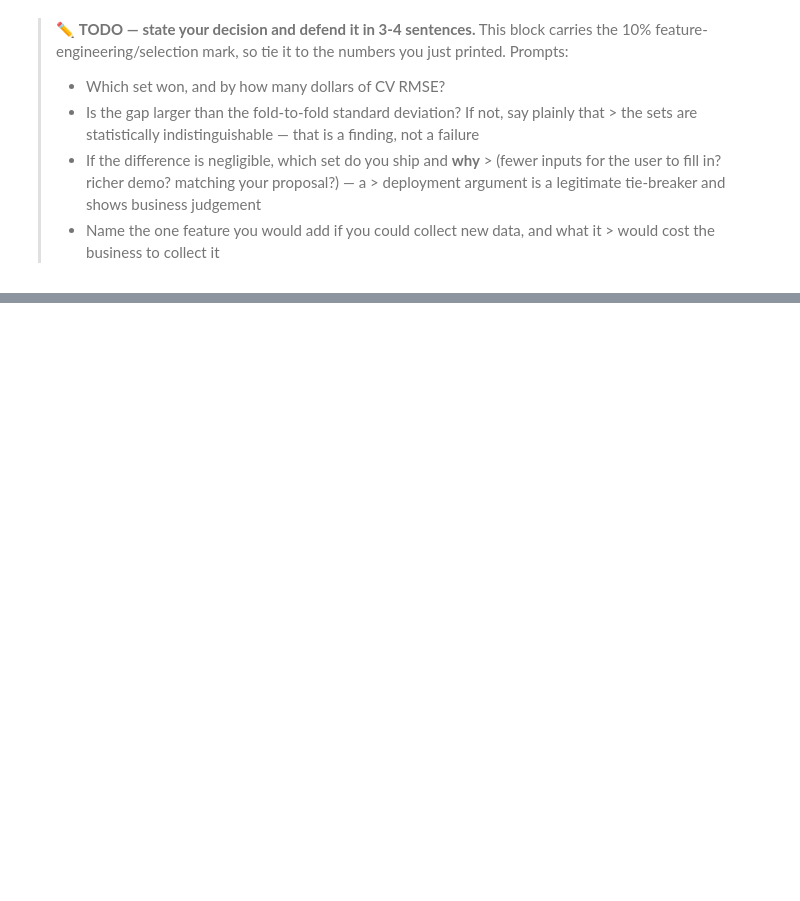
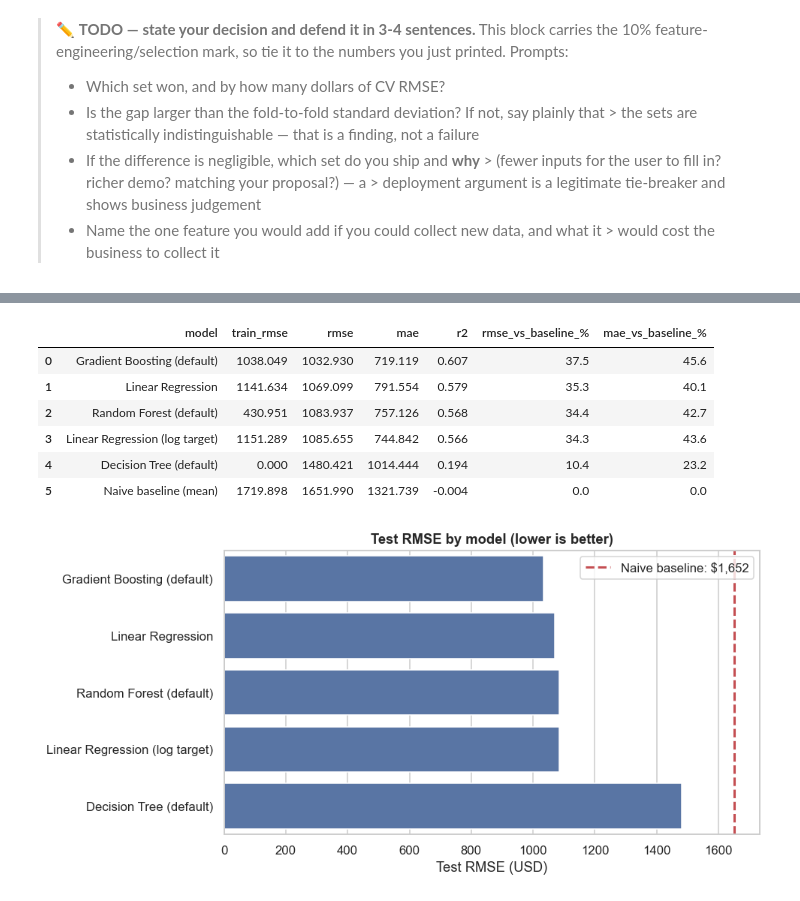
Before and after one commit to marcusteoh/bigmart-sales-forecaster, a Jupyter notebook: BigMart_Sales_Prediction.ipynb, the cells around one changed output, grey strips where cells are left out. Saved outputs shown, nothing was run; the diff lists cells and outputs as text; code cells hidden in the pictures; blank space fills up the shorter version.

Commit message:
Train and compare candidate models

```diff
--- a/BigMart_Sales_Prediction.ipynb
+++ b/BigMart_Sales_Prediction.ipynb
@@ -1092,0 +1243,34 @@ Minimal (3 features)   CV RMSE  1,099.3  +/-  20.1
+# %%
+## Evaluate model - full scoreboard against the naive baseline
+
+results = pd.DataFrame(scoreboard).sort_values('rmse').reset_index(drop=True)
+
+# Express every model as an improvement over the do-nothing baseline, because 'RMSE 1043'
+# means nothing on its own to a business reader.
+baseline_rmse = results.loc[results['model'] == 'Naive baseline (mean)', 'rmse'].iloc[0]
+baseline_mae = results.loc[results['model'] == 'Naive baseline (mean)', 'mae'].iloc[0]
+results['rmse_vs_baseline_%'] = ((1 - results['rmse'] / baseline_rmse) * 100).round(1)
+results['mae_vs_baseline_%'] = ((1 - results['mae'] / baseline_mae) * 100).round(1)
+
+display(results.round(3))
+
+fig, ax = plt.subplots(figsize=(9, 4.5))
+plot_data = results[results['model'] != 'Naive baseline (mean)']
+sns.barplot(data=plot_data, x='rmse', y='model', ax=ax, color='#4C72B0')
+ax.axvline(baseline_rmse, color='#C44E52', ls='--', lw=2,
+           label=f'Naive baseline: ${baseline_rmse:,.0f}')
+ax.set_title('Test RMSE by model (lower is better)', fontweight='bold')
+ax.set_xlabel('Test RMSE (USD)')
+ax.set_ylabel('')
+ax.legend()
+plt.tight_layout()
+plt.show()
+# %% [output]
+|  | model | train_rmse | rmse | mae | r2 | rmse_vs_baseline_% | mae_vs_baseline_% |
+| 0 | Gradient Boosting (default) | 1038.049 | 1032.930 | 719.119 | 0.607 | 37.5 | 45.6 |
+| 1 | Linear Regression | 1141.634 | 1069.099 | 791.554 | 0.579 | 35.3 | 40.1 |
+| 2 | Random Forest (default) | 430.951 | 1083.937 | 757.126 | 0.568 | 34.4 | 42.7 |
+| 3 | Linear Regression (log target) | 1151.289 | 1085.655 | 744.842 | 0.566 | 34.3 | 43.6 |
+| 4 | Decision Tree (default) | 0.000 | 1480.421 | 1014.444 | 0.194 | 10.4 | 23.2 |
+| 5 | Naive baseline (mean) | 1719.898 | 1651.990 | 1321.739 | -0.004 | 0.0 | 0.0 |
+[figure, added]
```
Also changed, not shown: parts of 18 cells of this notebook.
